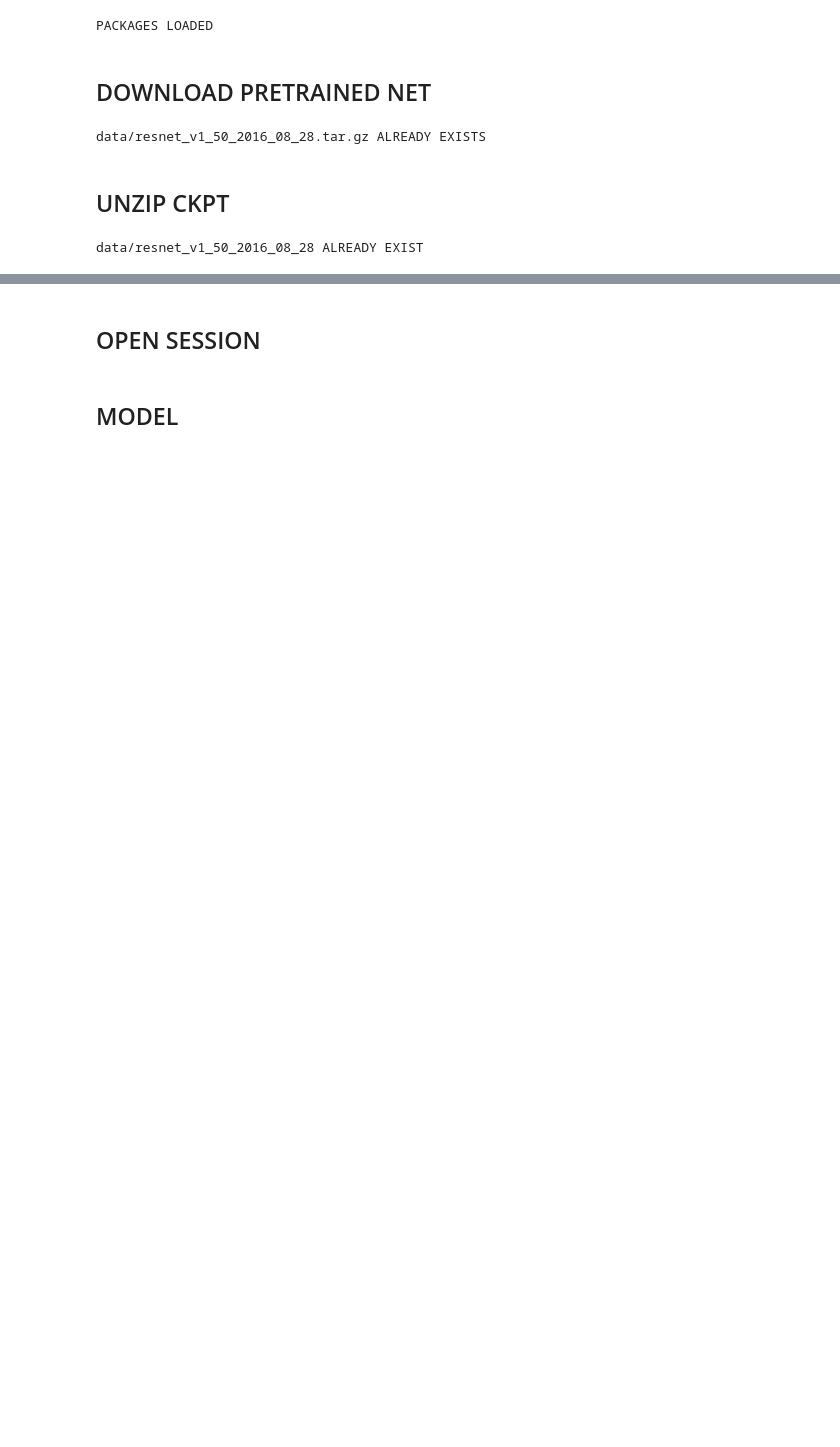
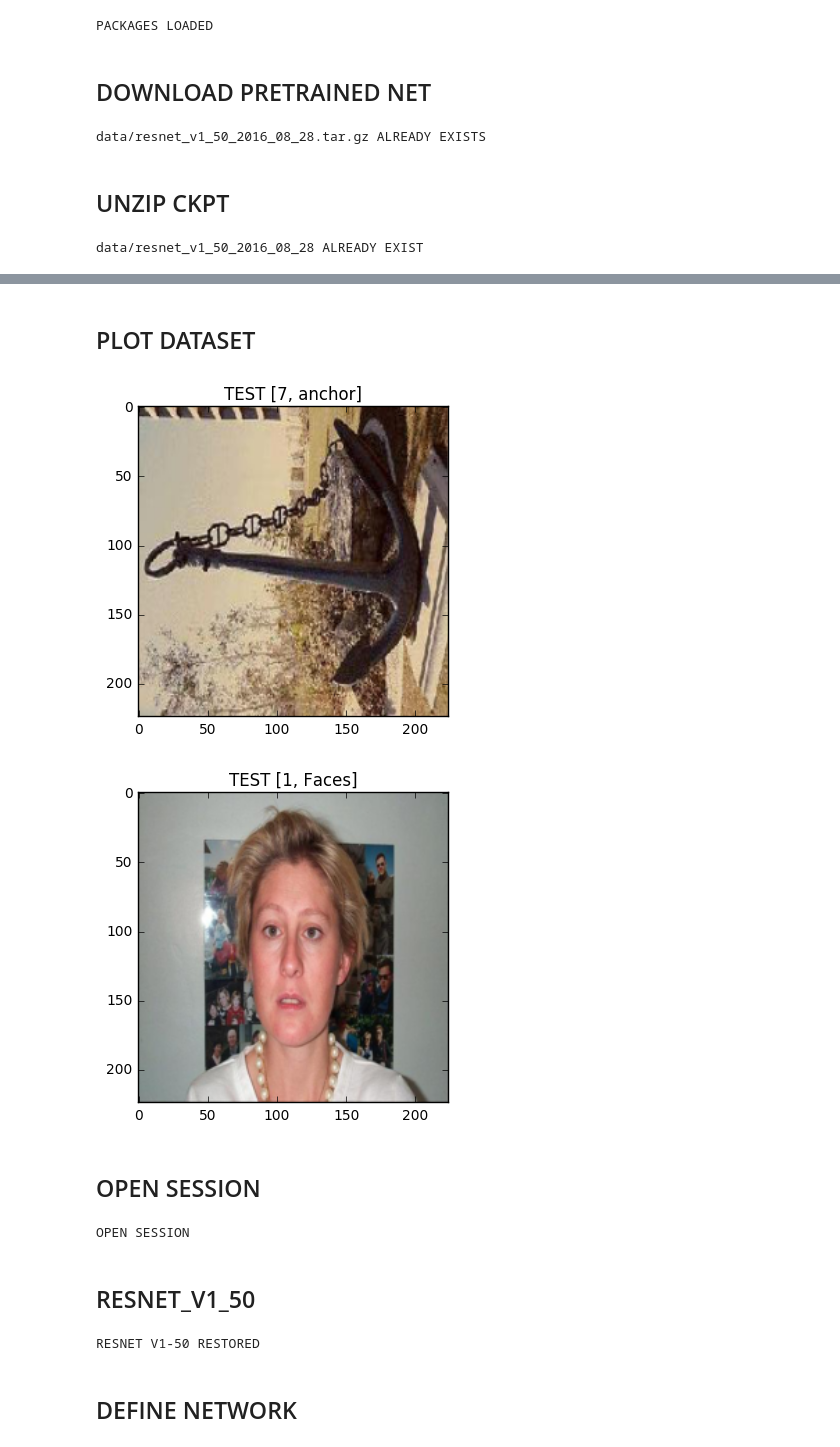
Before and after one commit to sjchoi86/advanced-tensorflow, a Jupyter notebook: cam/cam.ipynb, the cells around one changed output, grey strips where cells are left out. Cells and saved outputs as stored; diff of their text form; code cells hidden in the pictures; blank space fills up the shorter version.

```diff
--- a/cam/cam.ipynb
+++ b/cam/cam.ipynb
@@ -45,0 +101,24 @@ data/resnet_v1_50_2016_08_28 ALREADY EXIST
+# %%
+ndata = len(imgs)
+ntrain = int(ndata*0.7) # WILL USE 70% FOR TRAINING
+ntest = ndata-ntrain
+randidx = np.random.permutation(ndata)
+trainidx = randidx[:ntrain]
+testidx = randidx[ntrain+1:]
+train_imgs = [imgs[idx] for idx in trainidx]
+train_labels = [labels[idx] for idx in trainidx]
+test_imgs = [imgs[idx] for idx in testidx]
+test_labels = [labels[idx] for idx in testidx]
+# TENSORIZE DATA
+train_imgs_tensor = np.stack(train_imgs, axis=0)
+train_labels_tensor = np.stack(train_labels, axis=0)
+test_imgs_tensor = np.stack(test_imgs, axis=0)
+test_labels_tensor = np.stack(test_labels, axis=0)
+print "Num train_imgs: %d" % (len(train_imgs))
+print "Num test_imgs: %d" % (len(test_imgs))
+print_np(train_imgs_tensor, "train_imgs_tensor")
+print_np(train_labels_tensor, "train_labels_tensor")
+print_np(test_imgs_tensor, "test_imgs_tensor")
+print_np(test_labels_tensor, "test_labels_tensor")
+# REMOVE LISTS FROM MEMORY
+del train_imgs, train_labels, test_imgs, test_labels
@@ -46,15 +136,50 @@ data/resnet_v1_50_2016_08_28 ALREADY EXIST
+# %% [markdown]
+## PLOT DATASET
+# %%
+randidx = np.sort(np.random.randint(ntrain, size=2))
+for i, j in enumerate(randidx):
+    curr_img = train_imgs_tensor[j, :, :, :]
+    curr_label = np.argmax(train_labels_tensor[j, :])
+    plt.figure(i)
+    plt.imshow(curr_img)
+    plt.title("TRAIN [" + str(curr_label) + ", " + categories[curr_label] + "]")
+    plt.draw()
+randidx = np.sort(np.random.randint(ntest, size=2))
+for i, j in enumerate(randidx):
+    curr_img = test_imgs_tensor[j, :, :, :]
+    curr_label = np.argmax(test_labels_tensor[j, :])
+    plt.figure(i)
+    plt.imshow(curr_img)
+    plt.title("TEST [" + str(curr_label) + ", " + categories[curr_label] + "]")
+    plt.draw()
+# %% [output]
+[figure, added]
+[figure, added]
 # %% [markdown]
 ## OPEN SESSION
 # %%
 sess = tf.Session()
+print ("OPEN SESSION")
+# %% [output]
+OPEN SESSION
 # %% [markdown]
-## MODEL
+## RESNET_V1_50
 # %%
 x = tf.placeholder(shape=[None, 224, 224, 3], dtype=tf.float32)
-# inputs has shape [batch, 224, 224, 3]
 with slim.arg_scope(resnet_v1.resnet_arg_scope()):
     mean = tf.constant([123.68, 116.779, 103.939],
         dtype=tf.float32, shape=[1, 1, 1, 3], name='img_mean')
     im_centered = x - mean
     net, end_points = resnet_v1.resnet_v1_50(inputs=im_centered, num_classes=1000)
-b1 = end_points['resnet_v1_50/block1']
+    b1 = end_points['resnet_v1_50/block1']
+
+variables_to_restore = slim.get_variables_to_restore(include=["resnet_v1"])
+restorer = tf.train.Saver(variables_to_restore)
+sess.run(tf.global_variables_initializer())
+sess.run(tf.local_variables_initializer())
+restorer.restore(sess, fname+"/resnet_v1_50.ckpt")
+print ("RESNET V1-50 RESTORED")
+# %% [output]
+RESNET V1-50 RESTORED
+# %% [markdown]
+## DEFINE NETWORK
```
Also changed, not shown: parts of 20 cells of this notebook, 1 other file.
